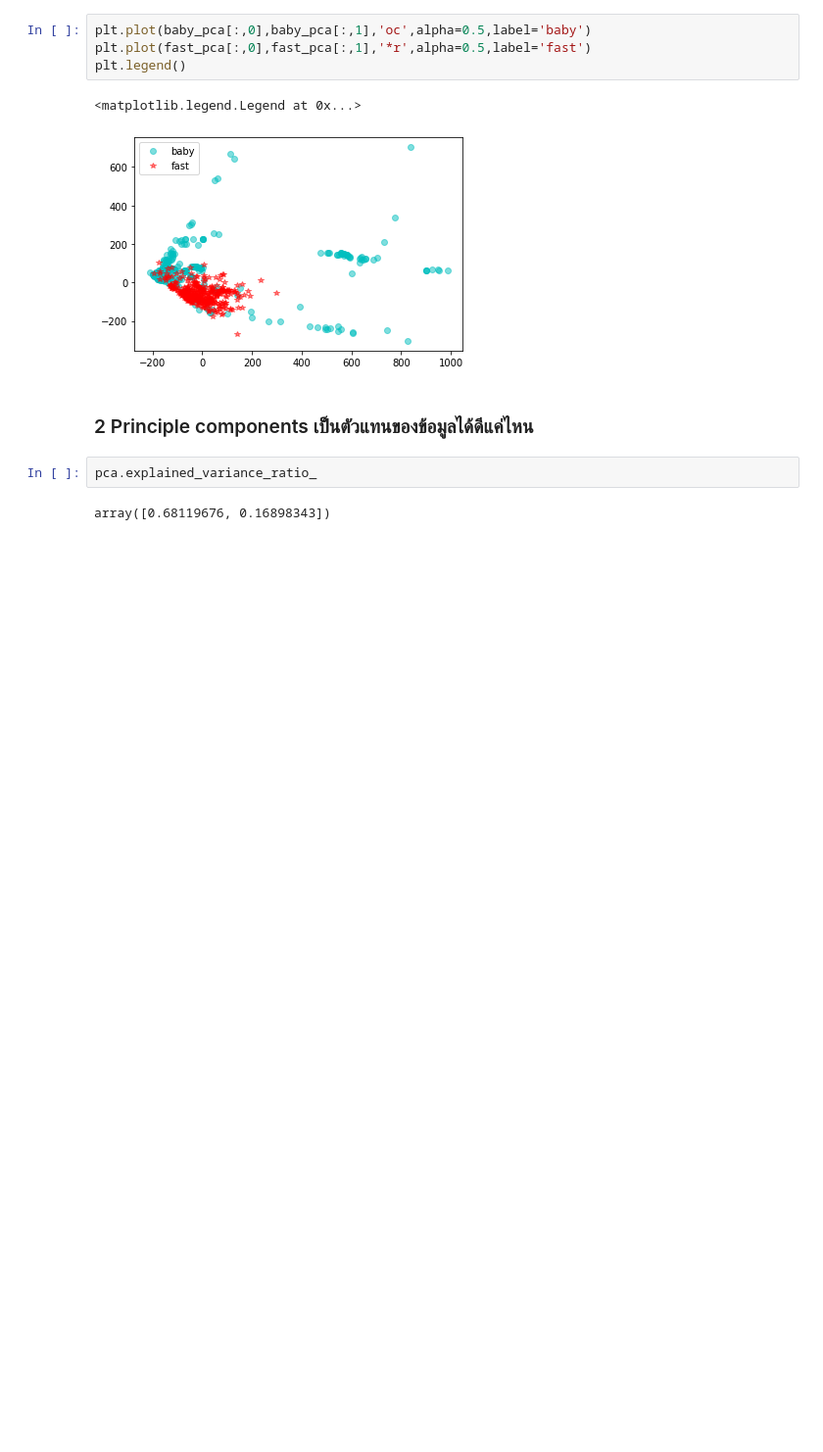
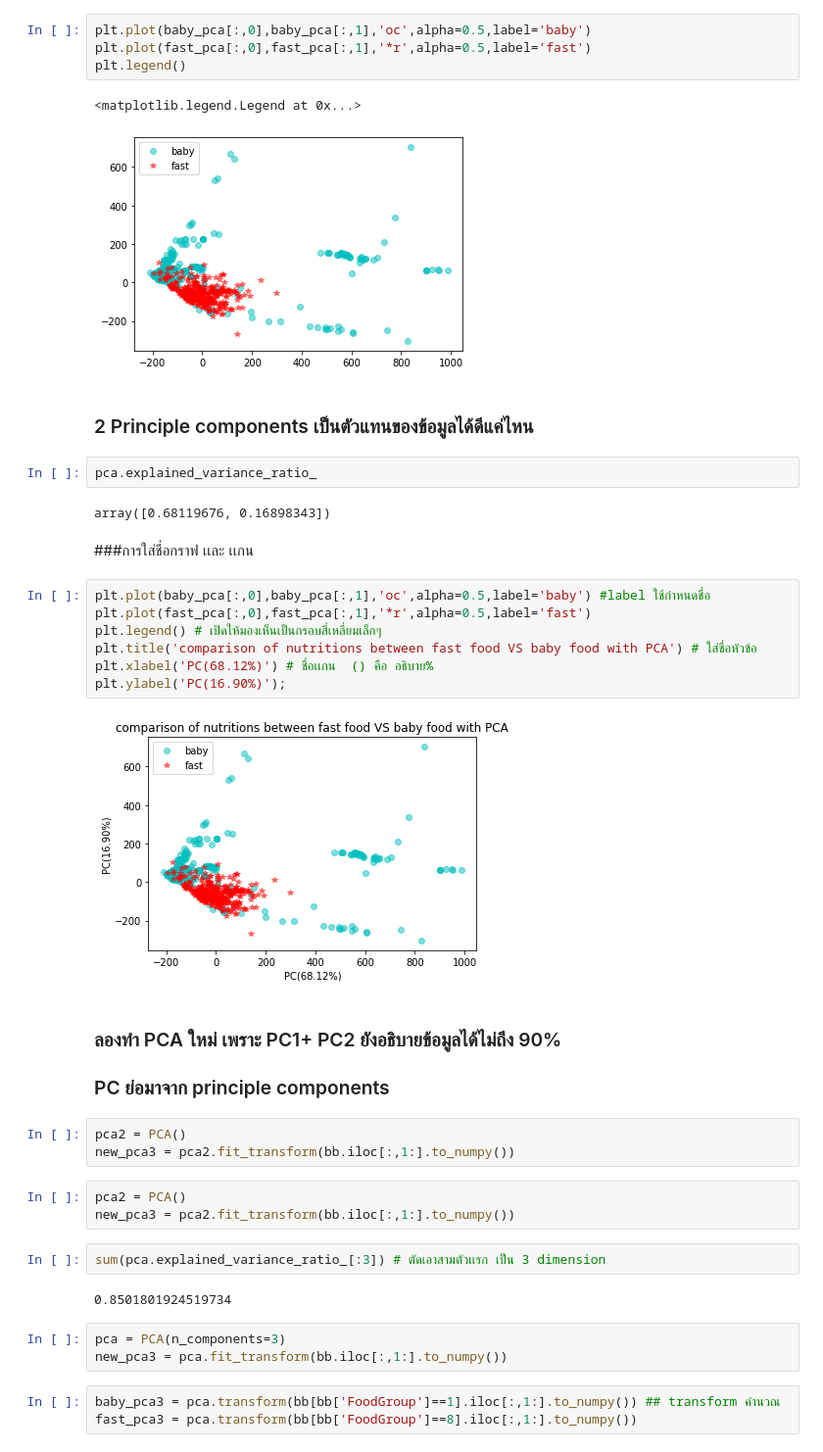
Before and after one commit to Umaporn19/multivariate, a Jupyter notebook: Chapter_3.ipynb, the cells around one changed output. Shown at 98% size. Saved outputs shown, nothing was run; the diff lists cells and outputs as text; blank space fills up the shorter version.

```diff
--- a/Chapter_3.ipynb
+++ b/Chapter_3.ipynb
@@ -583,3 +759,33 @@ plt.legend()
 pca.explained_variance_ratio_
 # %% [output]
 array([0.68119676, 0.16898343])
+# %% [markdown]
+###การใส่ชื่อกราฟ เเละ เเกน
+# %%
+plt.plot(baby_pca[:,0],baby_pca[:,1],'oc',alpha=0.5,label='baby') #label ใช้กำหนดชื่อ
+plt.plot(fast_pca[:,0],fast_pca[:,1],'*r',alpha=0.5,label='fast')
+plt.legend() # เปิดให้มองเห็นเป็นกรอบสี่เหลี่ยมเล็กๆ
+plt.title('comparison of nutritions between fast food VS baby food with PCA') # ใส่ชื่อหัวข้อ
+plt.xlabel('PC(68.12%)') # ชื่อเเกน  () คือ อธิบาย%
+plt.ylabel('PC(16.90%)');
+# %% [output]
+[figure, added]
+# %% [markdown]
+### ลองทำ PCA ใหม่ เพราะ PC1+ PC2 ยังอธิบายข้อมูลได้ไม่ถึง 90%
+### PC ย่อมาจาก principle components
+# %%
+pca2 = PCA()
+new_pca3 = pca2.fit_transform(bb.iloc[:,1:].to_numpy())
+# %%
+pca2 = PCA()
+new_pca3 = pca2.fit_transform(bb.iloc[:,1:].to_numpy())
+# %%
+sum(pca.explained_variance_ratio_[:3]) # ตัดเอาสามตัวเเรก เป็น 3 dimension
+# %% [output]
+0.8501801924519734
+# %%
+pca = PCA(n_components=3)
+new_pca3 = pca.fit_transform(bb.iloc[:,1:].to_numpy())
+# %%
+baby_pca3 = pca.transform(bb[bb['FoodGroup']==1].iloc[:,1:].to_numpy()) ## transform คำนวณ
+fast_pca3 = pca.transform(bb[bb['FoodGroup']==8].iloc[:,1:].to_numpy())
```
Also changed, not shown: parts of 35 cells of this notebook.
